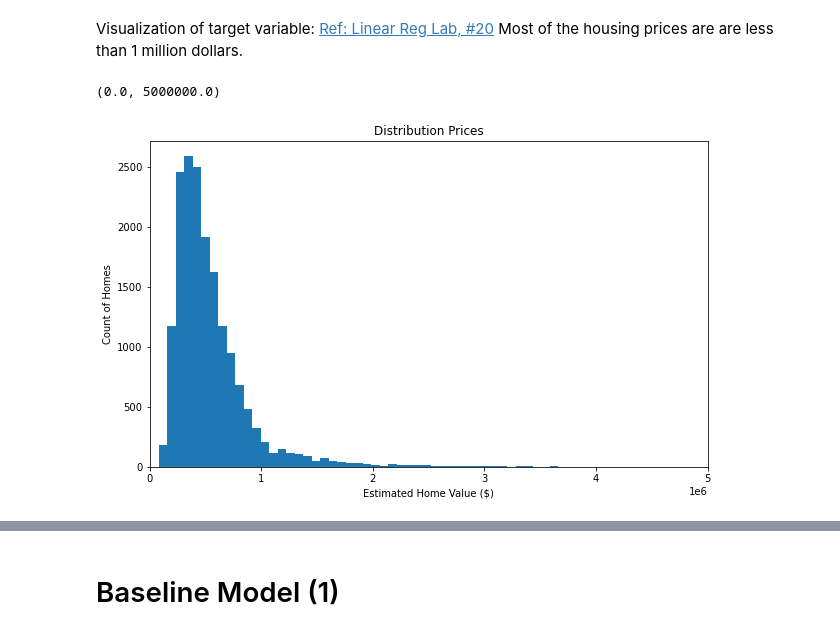
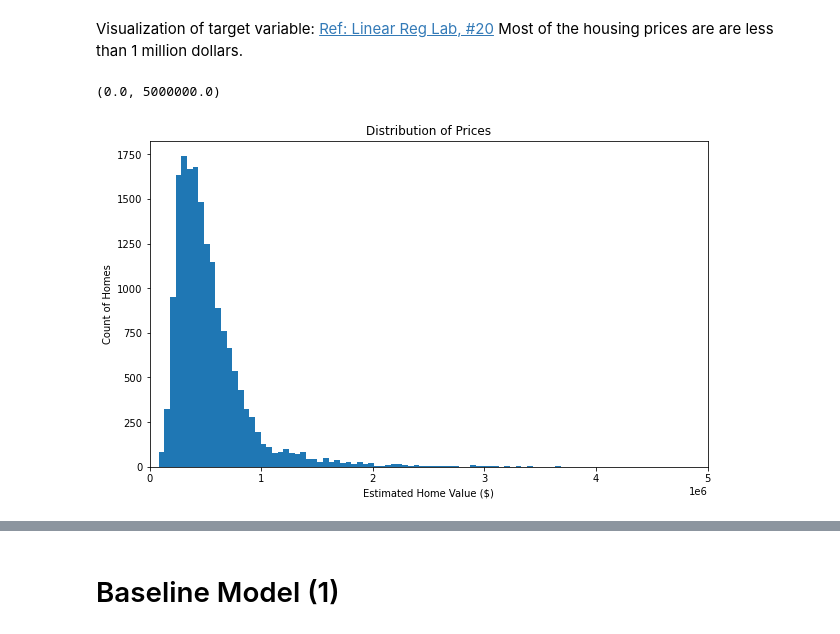
Before and after one commit to Dmvinedata/dsc-phase-2-project-v2-3, a Jupyter notebook: student.ipynb, the cells around one changed output, grey strips where cells are left out. Cells and saved outputs as stored; diff of their text form; code cells hidden in the pictures.

```diff
--- a/student.ipynb
+++ b/student.ipynb
@@ -346,17 +346,17 @@ Most of the housing prices are are less than 1 million dollars.
 # %%
 #Setting the frame and figsize
 fig, ax = plt.subplots(figsize=(10, 6))
 
 #Plotting the training portion of the target variables
-ax.hist(y_train, bins=100)
+ax.hist(y_train, bins=150)
 
 #Setting labels and titles
 ax.set_xlabel("Estimated Home Value ($)")
 ax.set_ylabel("Count of Homes")
 ax.set_title("Distribution of Prices")
 
 #Setting limit on the x axis
 plt.xlim([0, 5000000])
 # %% [output]
 (0.0, 5000000.0)
-[figure, old version]
+[figure, new version]
```
Also changed, not shown: parts of 67 cells of this notebook.
